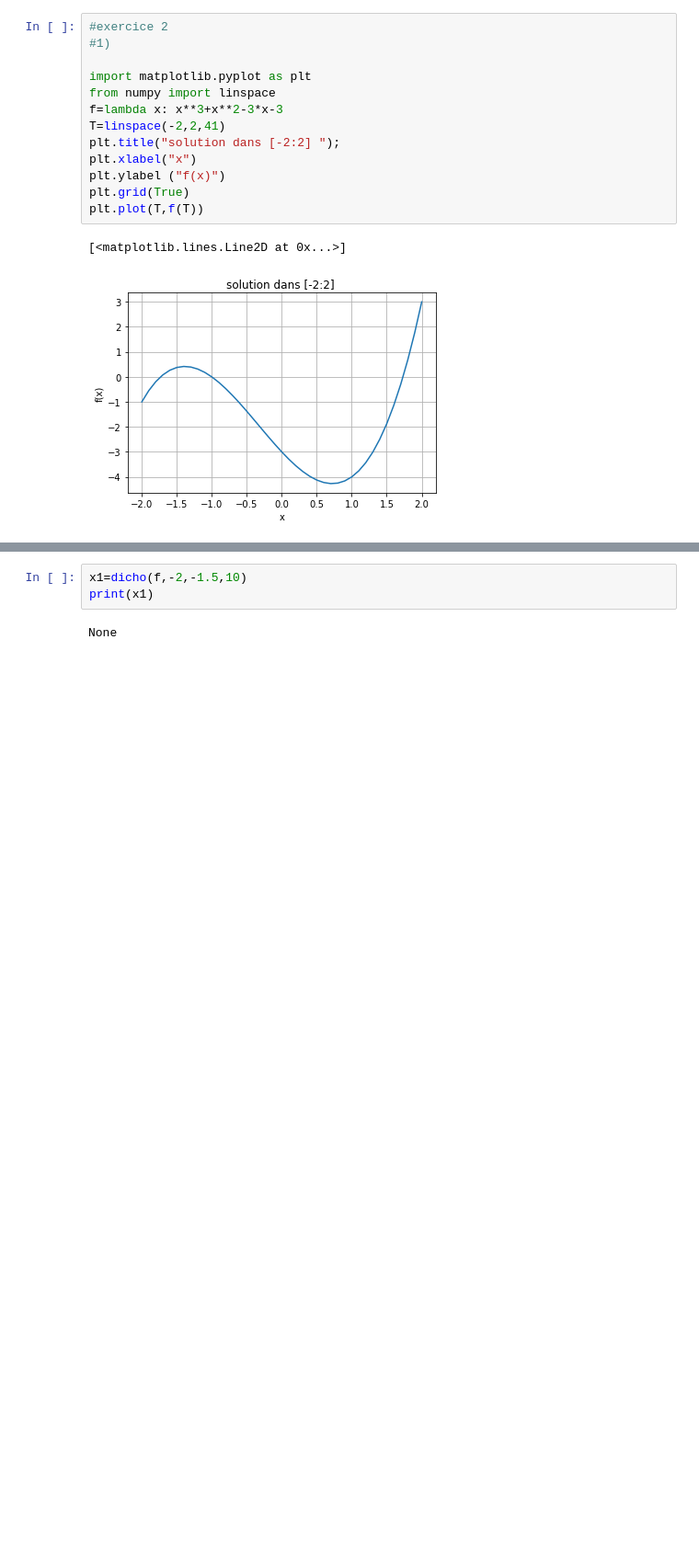
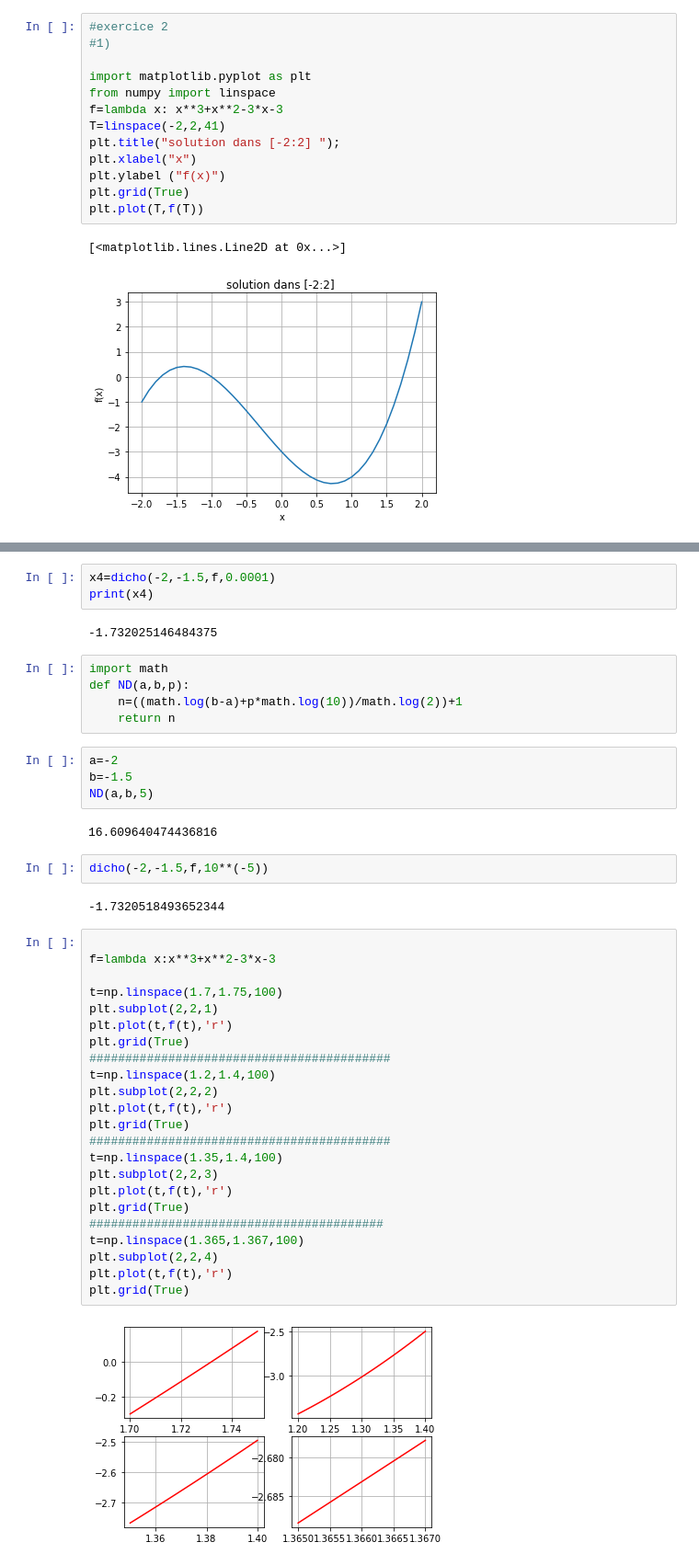
Before and after one commit to malek-ghozzi/TP_ANAL_NUM, a Jupyter notebook: TP1.ipynb, the cells around one changed output, grey strips where cells are left out. Shown at 92% size. Saved outputs shown, nothing was run; the diff lists cells and outputs as text; blank space fills up the shorter version.

```diff
--- a/TP1.ipynb
+++ b/TP1.ipynb
@@ -34,5 +49,45 @@ def dicho(f,a,b,eps):
 # %%
-x1=dicho(f,-2,-1.5,10)
-print(x1)
+x4=dicho(-2,-1.5,f,0.0001)
+print(x4)
 # %% [output]
-None
+-1.732025146484375
+# %%
+import math
+def ND(a,b,p):
+    n=((math.log(b-a)+p*math.log(10))/math.log(2))+1
+    return n
+# %%
+a=-2
+b=-1.5
+ND(a,b,5)
+# %% [output]
+16.609640474436816
+# %%
+dicho(-2,-1.5,f,10**(-5))
+# %% [output]
+-1.7320518493652344
+# %%
+
+f=lambda x:x**3+x**2-3*x-3
+
+t=np.linspace(1.7,1.75,100)
+plt.subplot(2,2,1)
+plt.plot(t,f(t),'r')
+plt.grid(True)
+##########################################
+t=np.linspace(1.2,1.4,100)
+plt.subplot(2,2,2)
+plt.plot(t,f(t),'r')
+plt.grid(True)
+##########################################
+t=np.linspace(1.35,1.4,100)
+plt.subplot(2,2,3)
+plt.plot(t,f(t),'r')
+plt.grid(True)
+#########################################
+t=np.linspace(1.365,1.367,100)
+plt.subplot(2,2,4)
+plt.plot(t,f(t),'r')
+plt.grid(True)
+# %% [output]
+[figure, added]
```
Also changed, not shown: parts of 3 cells of this notebook.
